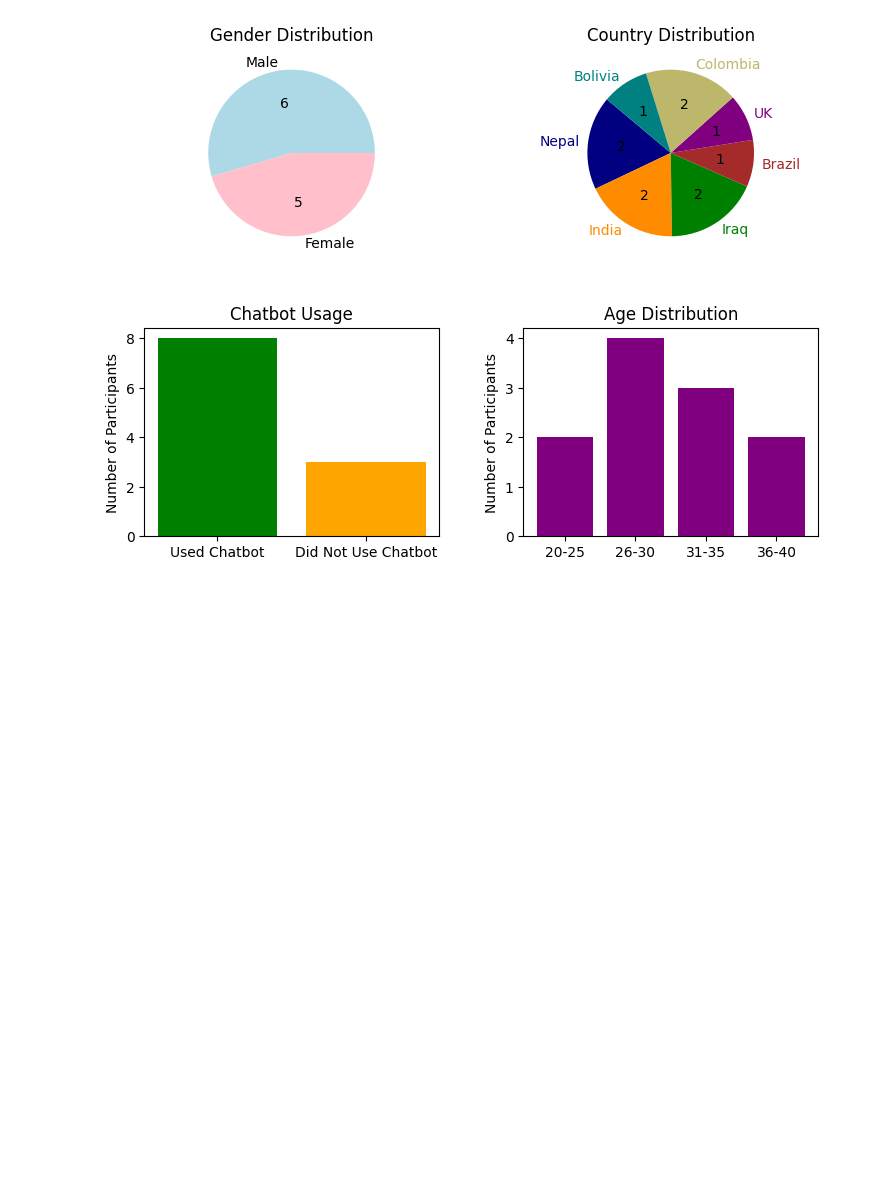
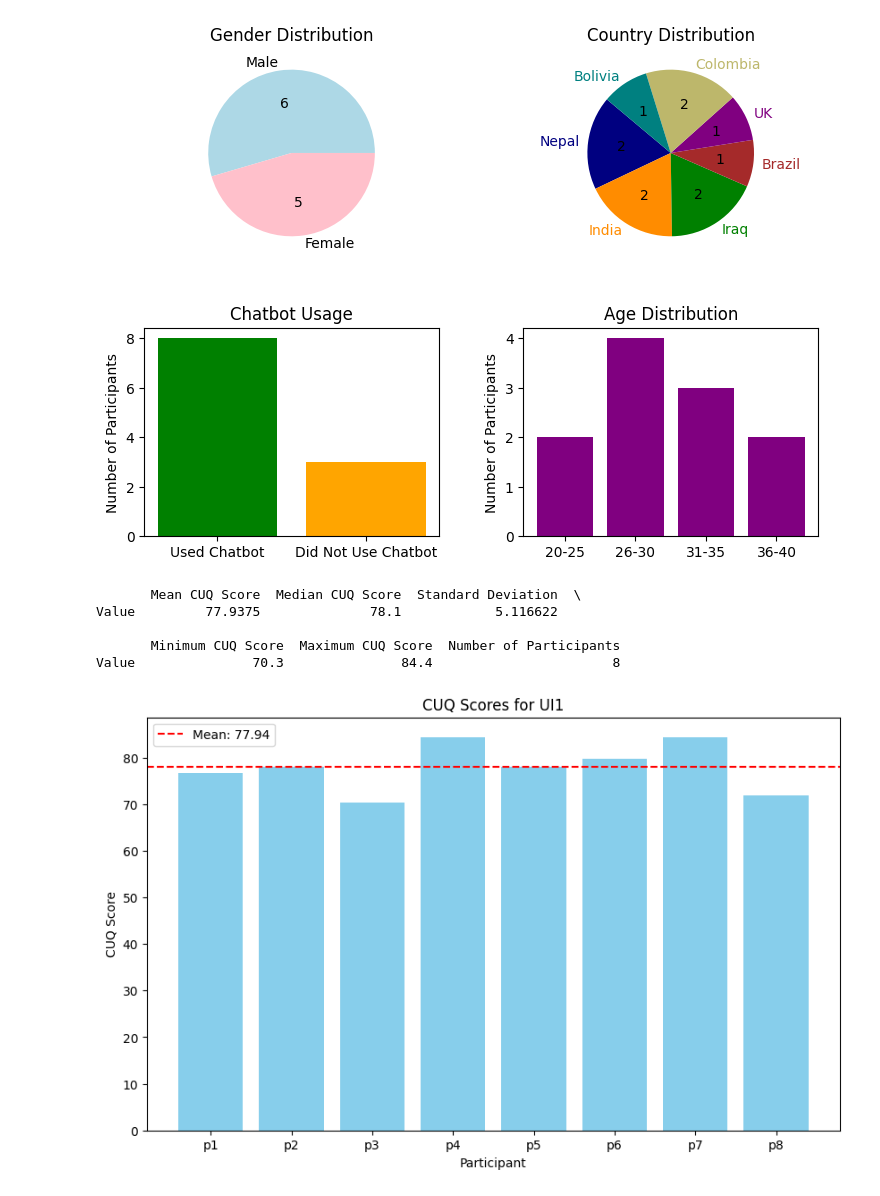
Before and after one commit to DabanAbdullah/DabanAbdullah, a Jupyter notebook: Untitled0.ipynb, the cells around one changed output. Saved outputs shown, nothing was run; the diff lists cells and outputs as text; code cells hidden in the pictures; blank space fills up the shorter version.

```diff
--- a/Untitled0.ipynb
+++ b/Untitled0.ipynb
@@ -60,3 +60,49 @@ plt.show()
 # %% [output]
 FileNotFoundError: [Errno 2] No such file or directory: '/mnt/data/demographic_info_charts_updated.png'
 [figure]
+# %%
+import pandas as pd
+import matplotlib.pyplot as plt
+
+# Creating the dataset from the provided table
+data = {
+    "Participant": ["p1", "p2", "p3", "p4", "p5", "p6", "p7", "p8"],
+    "CUQ Score": [76.6, 78.1, 70.3, 84.4, 78.1, 79.7, 84.4, 71.9]
+}
+df = pd.DataFrame(data)
+
+# Calculating statistics
+mean_score = df["CUQ Score"].mean()
+median_score = df["CUQ Score"].median()
+std_dev = df["CUQ Score"].std()
+min_score = df["CUQ Score"].min()
+max_score = df["CUQ Score"].max()
+
+# Displaying statistics
+statistics = {
+    "Mean CUQ Score": mean_score,
+    "Median CUQ Score": median_score,
+    "Standard Deviation": std_dev,
+    "Minimum CUQ Score": min_score,
+    "Maximum CUQ Score": max_score,
+    "Number of Participants": len(df),
+}
+stats_df = pd.DataFrame(statistics, index=["Value"])
+print(stats_df)
+
+# Creating a visualization
+plt.figure(figsize=(10, 6))
+plt.bar(df["Participant"], df["CUQ Score"], color="skyblue")
+plt.axhline(mean_score, color="red", linestyle="--", label=f"Mean: {mean_score:.2f}")
+plt.title("CUQ Scores for UI1")
+plt.xlabel("Participant")
+plt.ylabel("CUQ Score")
+plt.legend()
+plt.show()
+# %% [output]
+       Mean CUQ Score  Median CUQ Score  Standard Deviation  \
+Value         77.9375              78.1            5.116622
+
+       Minimum CUQ Score  Maximum CUQ Score  Number of Participants
+Value               70.3               84.4                       8
+[figure, added]
```
